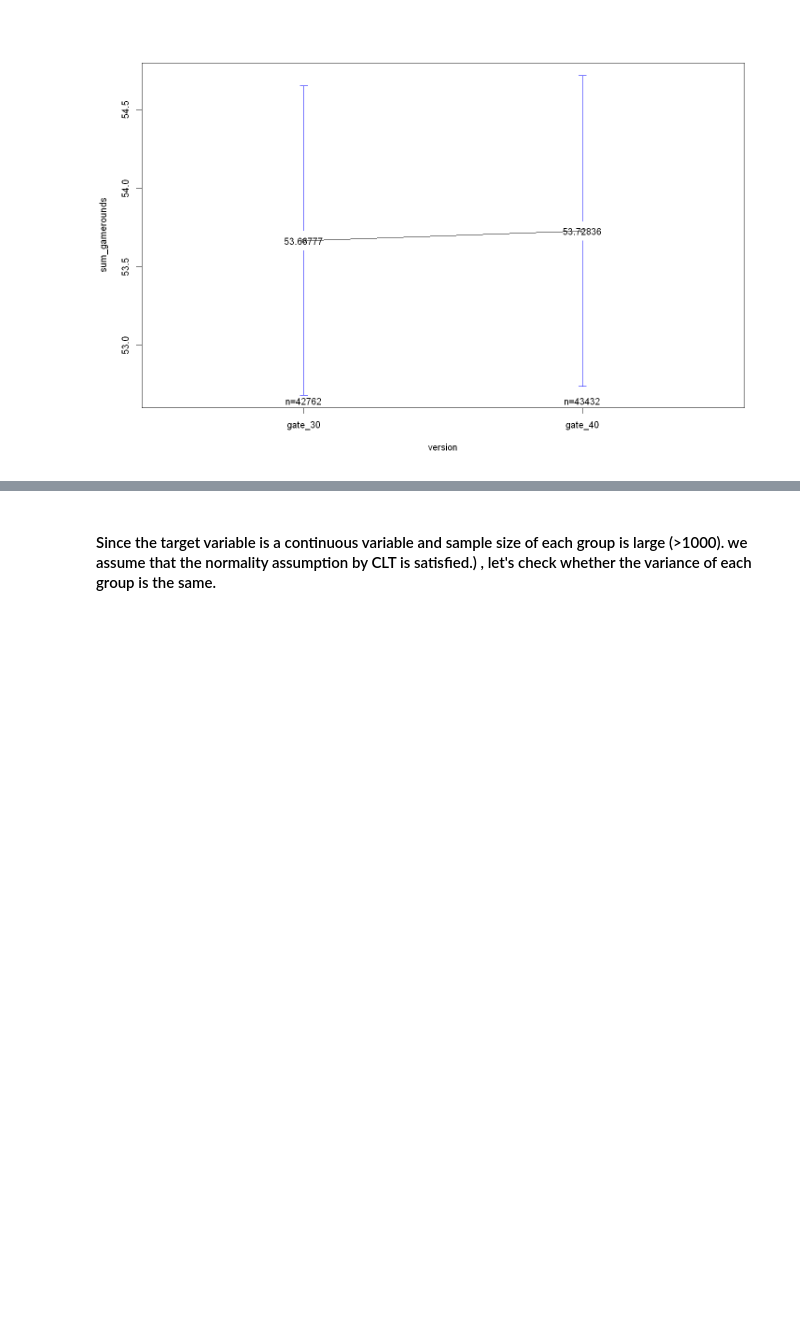
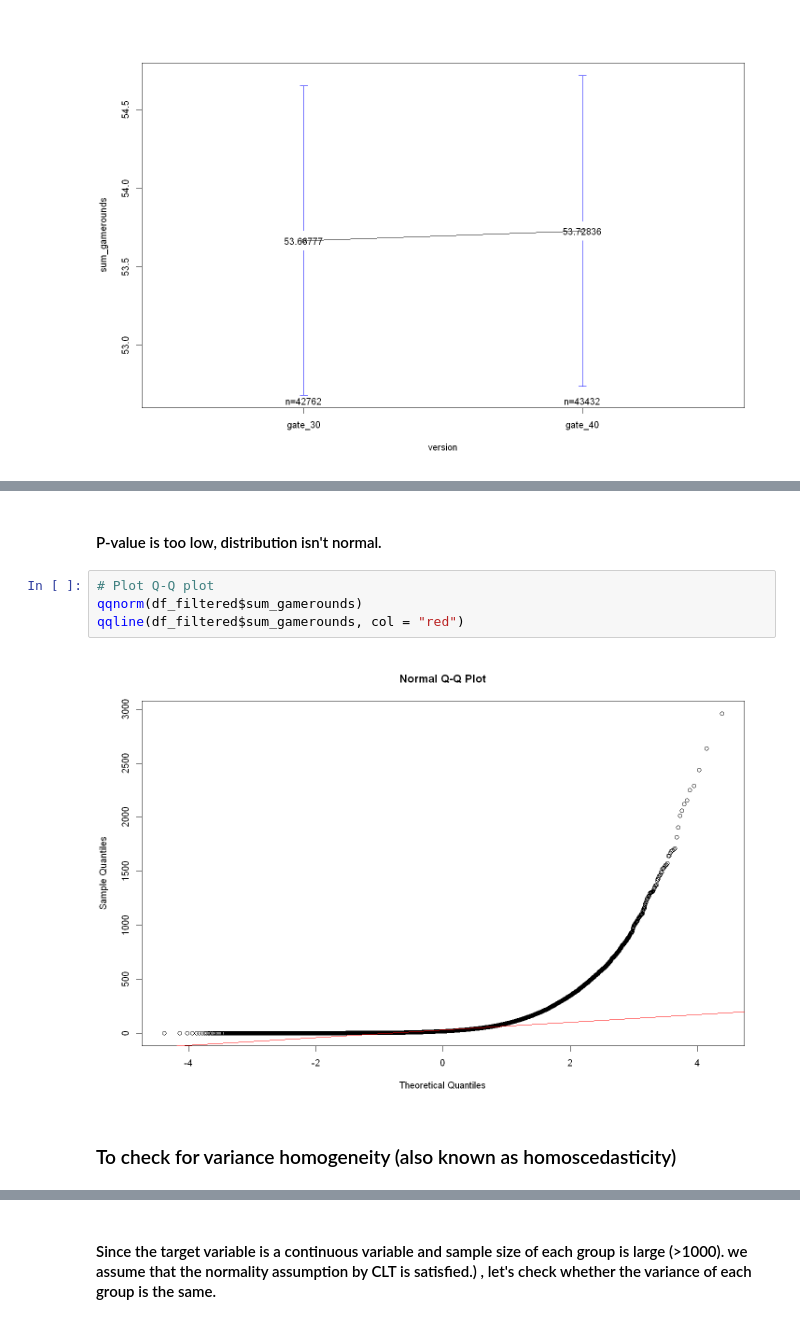
Before and after one commit to myscratchbooks/Python-and-R, a Jupyter notebook: R_AB testing Cookie Cats game.ipynb, the cells around one changed output, grey strips where cells are left out. Drawn from its saved outputs; the diff is of its cells as text; blank space fills up the shorter version.

```diff
--- a/R_AB testing Cookie Cats game.ipynb
+++ b/R_AB testing Cookie Cats game.ipynb
@@ -321,0 +338,10 @@ The following object is masked from 'package:stats':
+# %% [markdown]
+#### P-value is too low, distribution isn't normal.
+# %%
+# Plot Q-Q plot
+qqnorm(df_filtered$sum_gamerounds)
+qqline(df_filtered$sum_gamerounds, col = "red")
+# %% [output]
+[figure, added]
+# %% [markdown]
+### To check for variance homogeneity (also known as homoscedasticity)
```
Also changed, not shown: parts of 5 cells of this notebook.
